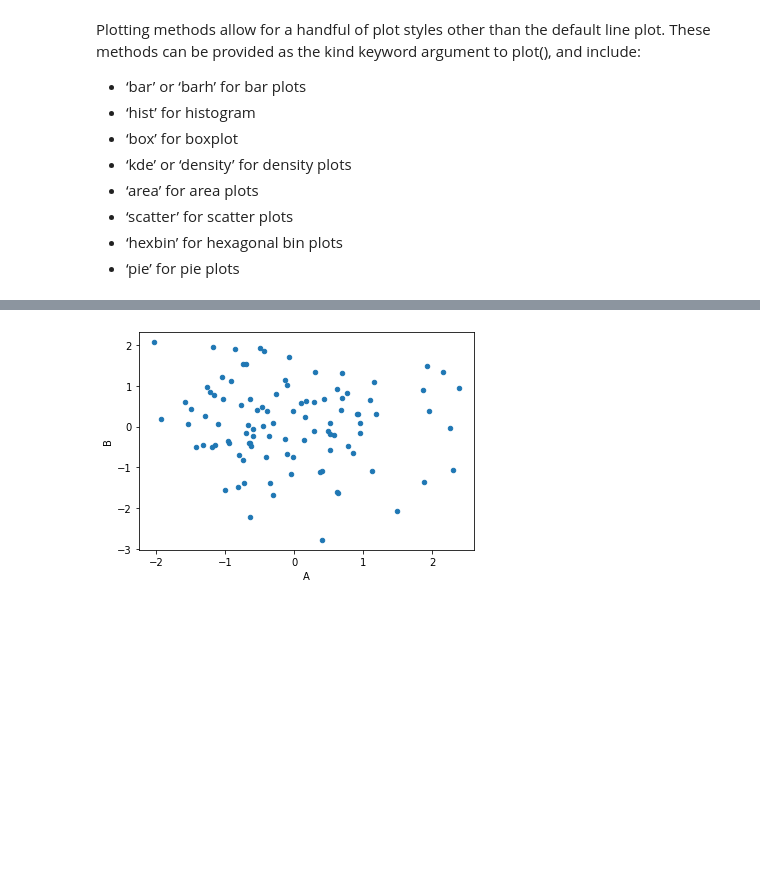
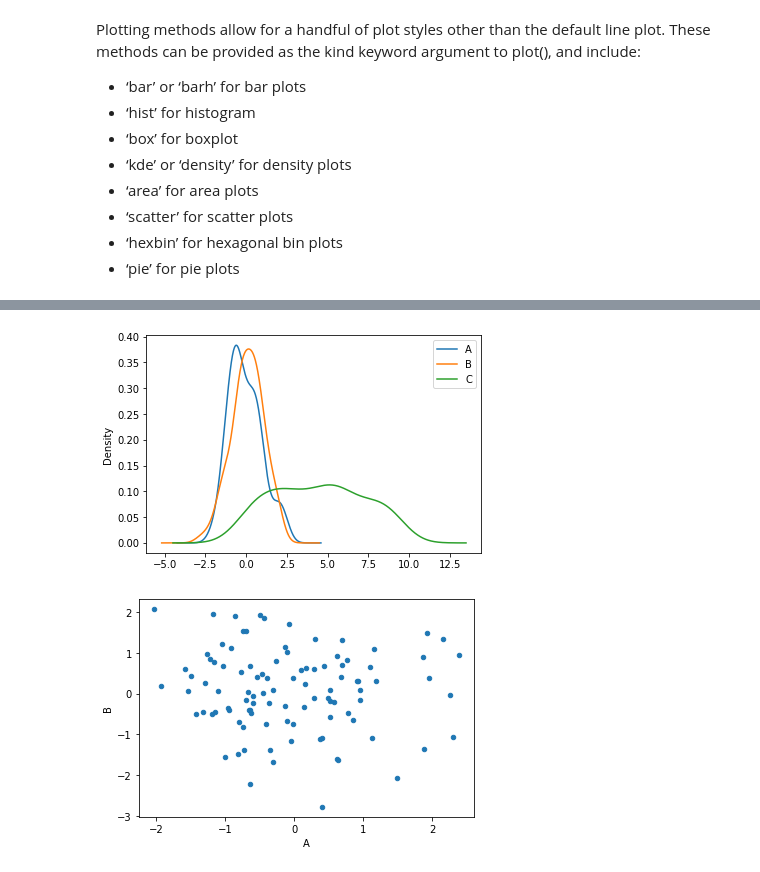
Before and after one commit to tkaya94/UdemyDataScience, a Jupyter notebook: 4_Matplotlib/08_Pandas.ipynb, the cells around one changed output, grey strips where cells are left out. Cells and saved outputs as stored; diff of their text form; code cells hidden in the pictures; blank space fills up the shorter version.

```diff
--- a/4_Matplotlib/08_Pandas.ipynb
+++ b/4_Matplotlib/08_Pandas.ipynb
@@ -67,3 +76,7 @@ df.plot(kind="hist");
+# %%
+df.plot(kind="kde");
+# %% [output]
+[figure, added]
 # %%
 df.plot(kind="scatter", x="A", y="B");
 # %% [output]
```
Also changed, not shown: parts of 7 cells of this notebook, 1 other file.
